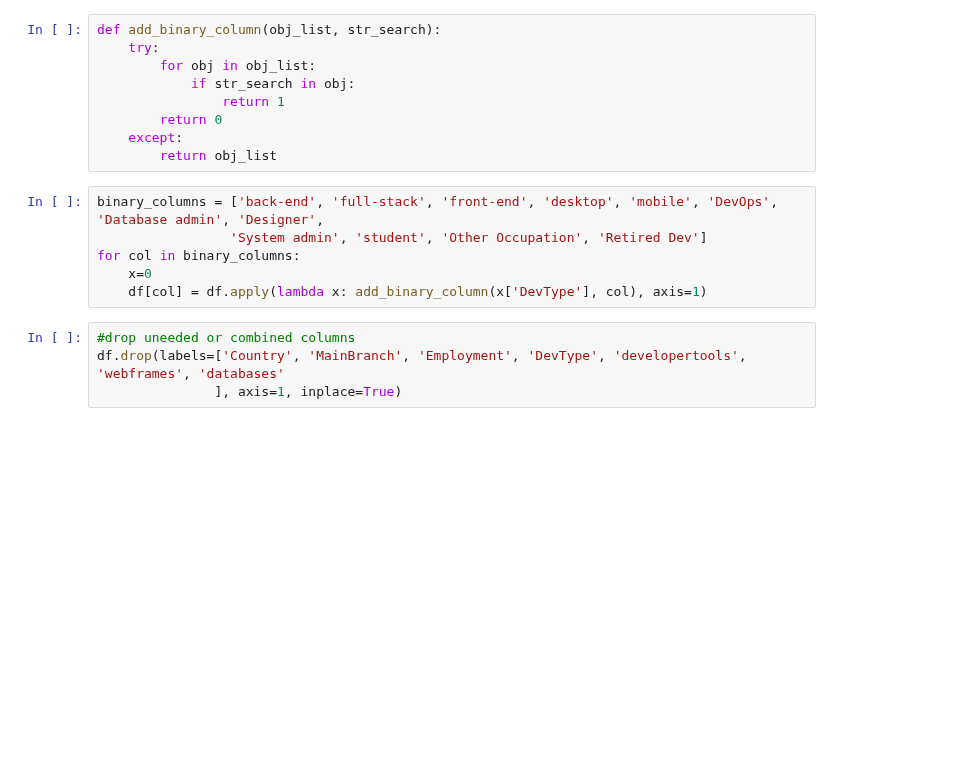
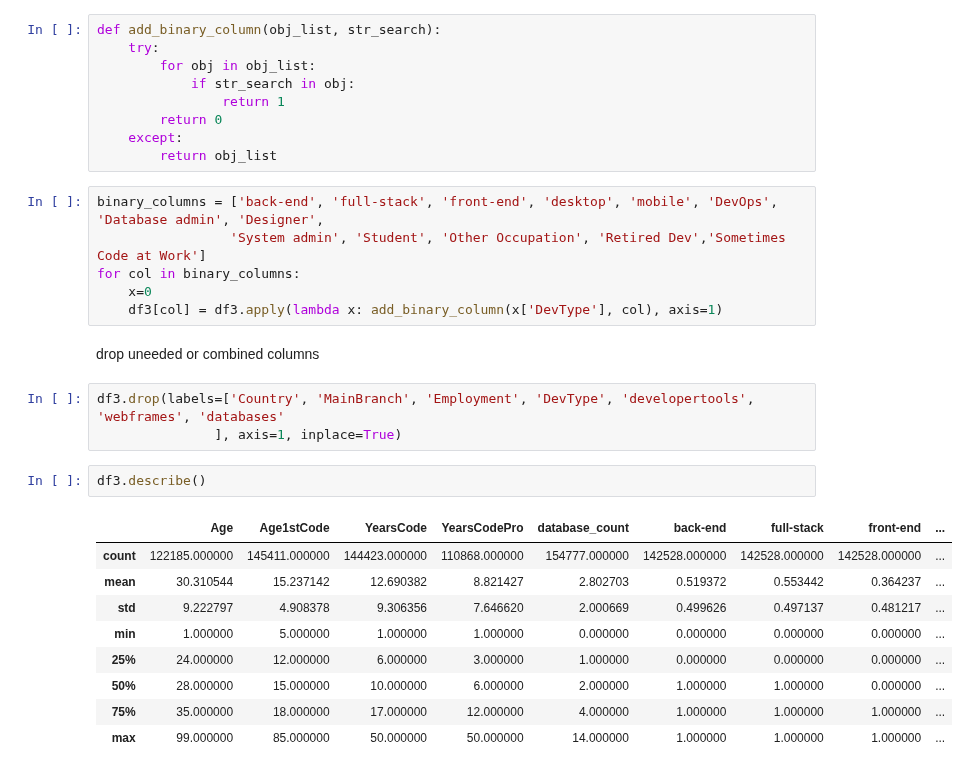
Before and after one commit to racheldilley1/coding-language-predictor, a Jupyter notebook: Notebooks/Data Acquisition & Cleaning.ipynb, the cells around one changed output. Saved outputs shown, nothing was run; the diff lists cells and outputs as text; blank space fills up the shorter version.

```diff
--- a/Notebooks/Data Acquisition & Cleaning.ipynb
+++ b/Notebooks/Data Acquisition & Cleaning.ipynb
@@ -417,11 +505,24 @@ def add_binary_column(obj_list, str_search):
         return obj_list
 # %%
 binary_columns = ['back-end', 'full-stack', 'front-end', 'desktop', 'mobile', 'DevOps', 'Database admin', 'Designer',
-                 'System admin', 'student', 'Other Occupation', 'Retired Dev']
+                 'System admin', 'Student', 'Other Occupation', 'Retired Dev','Sometimes Code at Work']
 for col in binary_columns:
     x=0
-    df[col] = df.apply(lambda x: add_binary_column(x['DevType'], col), axis=1)
+    df3[col] = df3.apply(lambda x: add_binary_column(x['DevType'], col), axis=1)
+# %% [markdown]
+drop uneeded or combined columns
 # %%
-#drop uneeded or combined columns
-df.drop(labels=['Country', 'MainBranch', 'Employment', 'DevType', 'developertools', 'webframes', 'databases'
+df3.drop(labels=['Country', 'MainBranch', 'Employment', 'DevType', 'developertools', 'webframes', 'databases'
                ], axis=1, inplace=True)
+# %%
+df3.describe()
+# %% [output]
+|  | Age | Age1stCode | YearsCode | YearsCodePro | database_count | back-end | full-stack | front-end | ... |
+| count | 122185.000000 | 145411.000000 | 144423.000000 | 110868.000000 | 154777.000000 | 142528.000000 | 142528.000000 | 142528.000000 | ... |
+| mean | 30.310544 | 15.237142 | 12.690382 | 8.821427 | 2.802703 | 0.519372 | 0.553442 | 0.364237 | ... |
+| std | 9.222797 | 4.908378 | 9.306356 | 7.646620 | 2.000669 | 0.499626 | 0.497137 | 0.481217 | ... |
+| min | 1.000000 | 5.000000 | 1.000000 | 1.000000 | 0.000000 | 0.000000 | 0.000000 | 0.000000 | ... |
+| 25% | 24.000000 | 12.000000 | 6.000000 | 3.000000 | 1.000000 | 0.000000 | 0.000000 | 0.000000 | ... |
+| 50% | 28.000000 | 15.000000 | 10.000000 | 6.000000 | 2.000000 | 1.000000 | 1.000000 | 0.000000 | ... |
+| 75% | 35.000000 | 18.000000 | 17.000000 | 12.000000 | 4.000000 | 1.000000 | 1.000000 | 1.000000 | ... |
+| max | 99.000000 | 85.000000 | 50.000000 | 50.000000 | 14.000000 | 1.000000 | 1.000000 | 1.000000 | ... |
```
Also changed, not shown: parts of 25 cells of this notebook, 1 other file.
